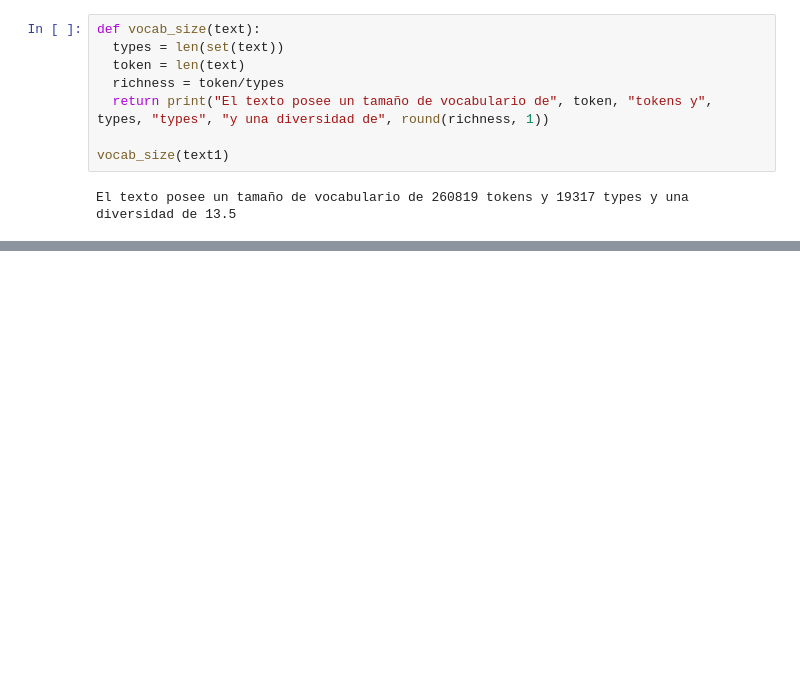
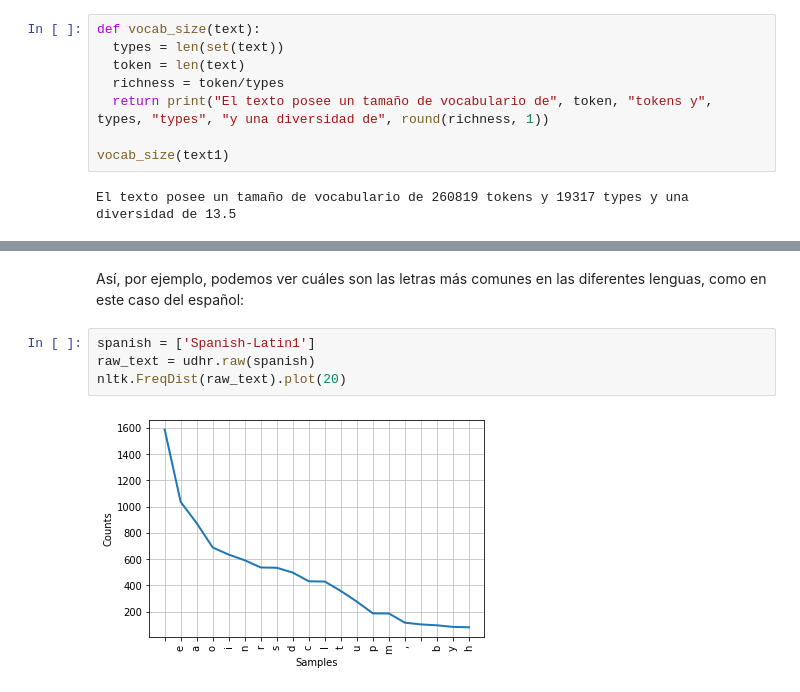
Before and after one commit to bmmedinac/python_practice, a Jupyter notebook: NLP_with_Python.ipynb, the cells around one changed output, grey strips where cells are left out. Drawn from its saved outputs; the diff is of its cells as text; blank space fills up the shorter version.

```diff
--- a/NLP_with_Python.ipynb
+++ b/NLP_with_Python.ipynb
@@ -314,0 +426,8 @@ El texto posee un tamaño de vocabulario de 260819 tokens y 19317 types y una di
+# %% [markdown]
+Así, por ejemplo, podemos ver cuáles son las letras más comunes en las diferentes lenguas, como en este caso del español:
+# %%
+spanish = ['Spanish-Latin1']
+raw_text = udhr.raw(spanish)
+nltk.FreqDist(raw_text).plot(20)
+# %% [output]
+[figure, added]
```
Also changed, not shown: parts of 116 cells of this notebook.
